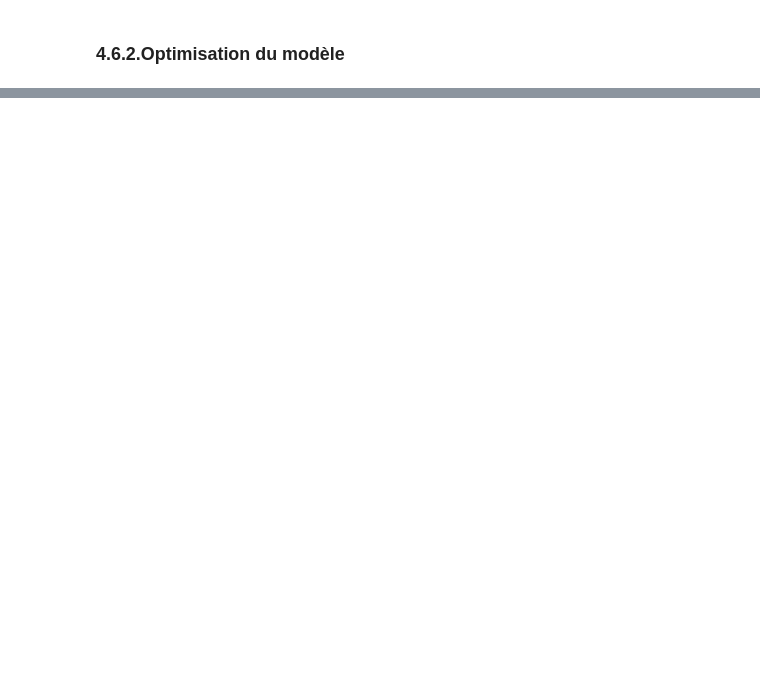
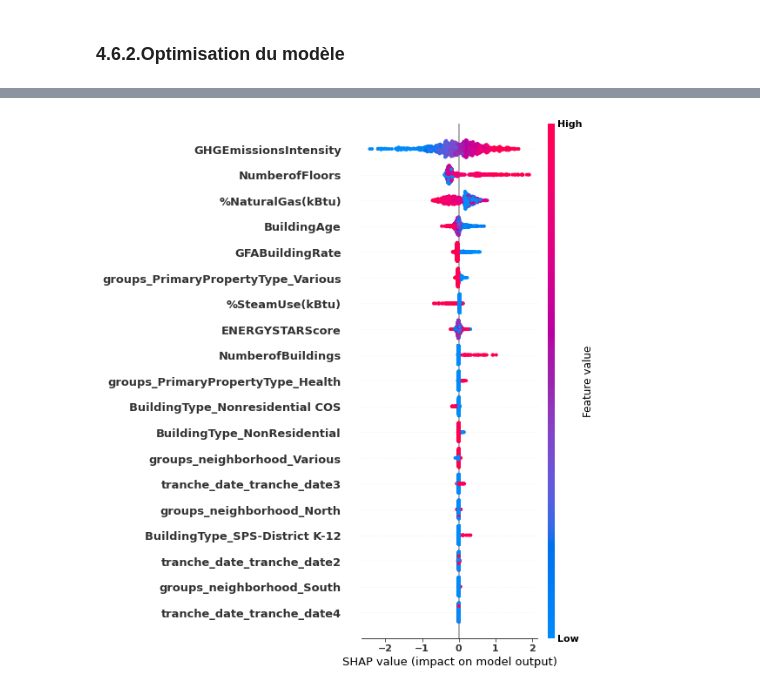
Before and after one commit to Imen2029/projet4, a Jupyter notebook: pred2_v4.ipynb, the cells around one changed output, grey strips where cells are left out. Cells and saved outputs as stored; diff of their text form; code cells hidden in the pictures; blank space fills up the shorter version.

```diff
--- a/pred2_v4.ipynb
+++ b/pred2_v4.ipynb
@@ -375,8 +370,8 @@ list(clf_rf.get_params().keys())
 # %%
 param_grid = {
 
-    "model__max_leaf_nodes": [1000,5000,100000,None],
-    "model__n_estimators": [100000,50000,10000],
+    #"model__max_leaf_nodes": [1000,5000,100000,None],
+    "model__n_estimators": [1000,500,100],
      "model__criterion": ['squared_error', 'absolute_error', 'poisson']
 
 }
@@ -435,9 +500,9 @@ R2 : 0.737
 param_grid = {
 
     "model__booster": ['squarederror','gbtree'],
-    "model__n_estimators": [100000,50000,10000],
+    "model__n_estimators": [1500,1000],
 
-    "model__max_leaves": [10000, 100000,1000,100],
+    #"model__max_leaves": [10000, 1500,1000,100],
     "model__learning_rate": [0.3, 0.5,0.1,0.01,0.001]
 
 }
@@ -453,0 +575,13 @@ f_performance(best_estim)
+# %%
+# fit the preprocessor
+X_encoded = grid_search.best_estimator_['preprocessor'].fit_transform(X_train)
+
+# fit the model
+best_model = grid_search.best_estimator_['model'].fit(X_encoded, y_train)
+
+# calculate the Shap values
+shap_values = shap.TreeExplainer(best_model).shap_values(X_encoded)
+# %%
+shap.summary_plot(shap_values, X_encoded,feature_names=feature_after_transformer(preprocessor))
+# %% [output]
+[figure, added]
```
Also changed, not shown: parts of 29 cells of this notebook, 1 other file.
